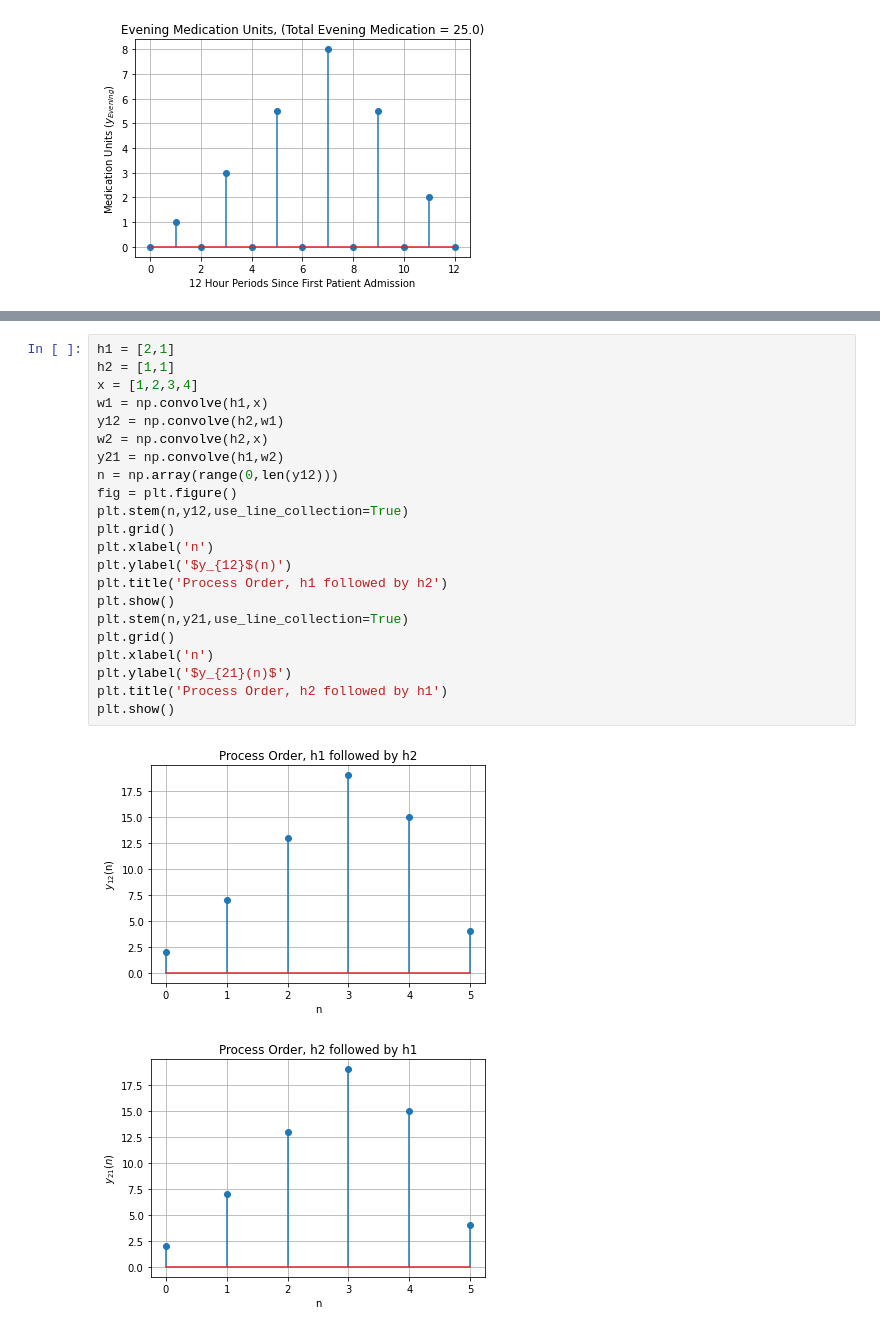
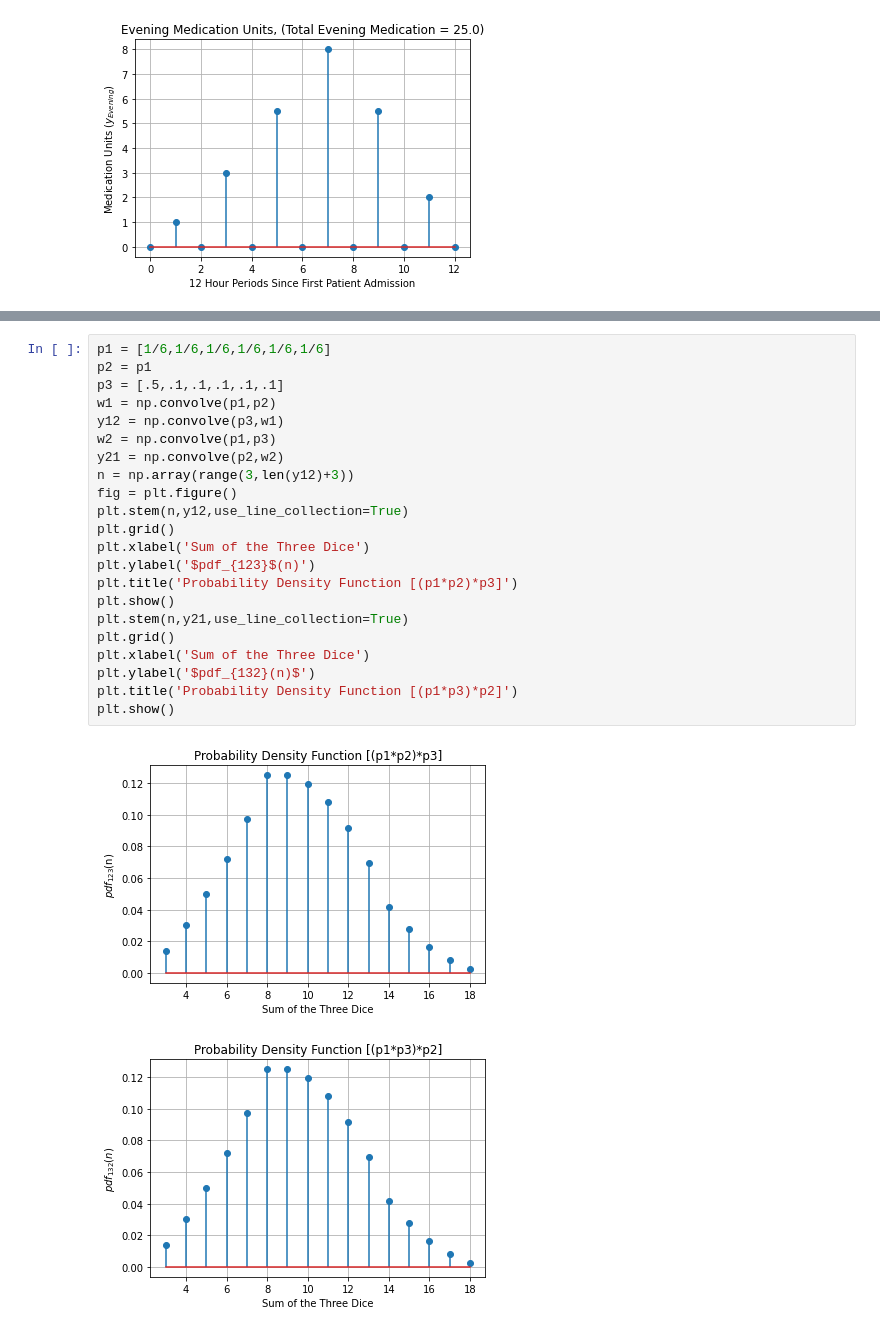
Before and after one commit to Domenikos/Digital_Convolution, a Jupyter notebook: Digital_Convolution.ipynb, the cells around one changed output, grey strips where cells are left out. Cells and saved outputs as stored; diff of their text form.

```diff
--- a/Digital_Convolution.ipynb
+++ b/Digital_Convolution.ipynb
@@ -276,25 +286,25 @@ $$x(n) \longrightarrow \boxed{\\h_1(n) * h_2(n)}
 # %%
-h1 = [2,1]
-h2 = [1,1]
-x = [1,2,3,4]
-w1 = np.convolve(h1,x)
-y12 = np.convolve(h2,w1)
-w2 = np.convolve(h2,x)
-y21 = np.convolve(h1,w2)
-n = np.array(range(0,len(y12)))
+p1 = [1/6,1/6,1/6,1/6,1/6,1/6]
+p2 = p1
+p3 = [.5,.1,.1,.1,.1,.1]
+w1 = np.convolve(p1,p2)
+y12 = np.convolve(p3,w1)
+w2 = np.convolve(p1,p3)
+y21 = np.convolve(p2,w2)
+n = np.array(range(3,len(y12)+3))
 fig = plt.figure()
 plt.stem(n,y12,use_line_collection=True)
 plt.grid()
-plt.xlabel('n')
-plt.ylabel('$y_{12}$(n)')
-plt.title('Process Order, h1 followed by h2')
+plt.xlabel('Sum of the Three Dice')
+plt.ylabel('$pdf_{123}$(n)')
+plt.title('Probability Density Function [(p1*p2)*p3]')
 plt.show()
 plt.stem(n,y21,use_line_collection=True)
 plt.grid()
-plt.xlabel('n')
-plt.ylabel('$y_{21}(n)$')
-plt.title('Process Order, h2 followed by h1')
+plt.xlabel('Sum of the Three Dice')
+plt.ylabel('$pdf_{132}(n)$')
+plt.title('Probability Density Function [(p1*p3)*p2]')
 plt.show()
 # %% [output]
-[figure, old version]
+[figure, new version]
-[figure, old version]
+[figure, new version]
```
Also changed, not shown: parts of 3 cells of this notebook.
